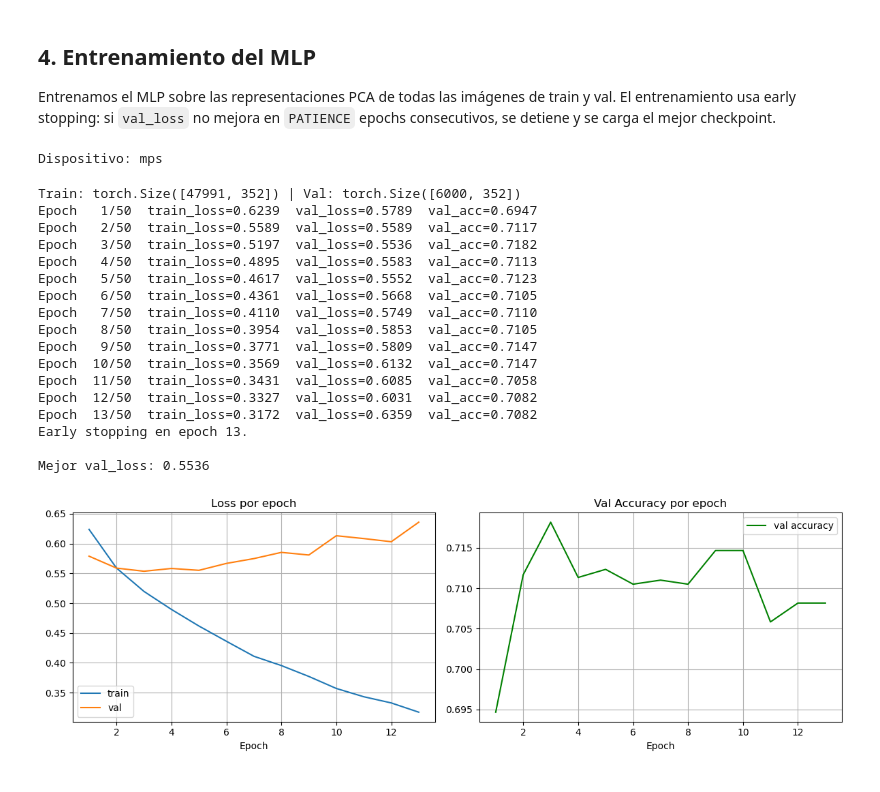
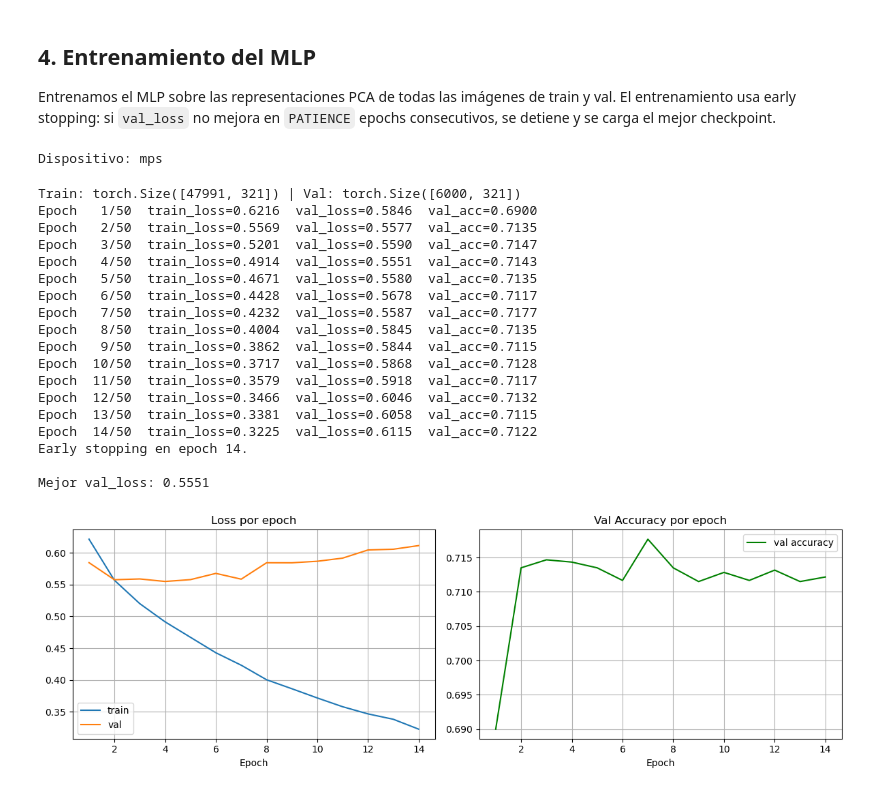
Before and after one commit to lcaminoa/ai-image-detection, a Jupyter notebook: notebooks/02_MLP.ipynb, the cells around one changed output. Saved outputs shown, nothing was run; the diff lists cells and outputs as text; code cells hidden in the pictures.

```diff
--- a/notebooks/02_MLP.ipynb
+++ b/notebooks/02_MLP.ipynb
@@ -119,24 +120,25 @@ plt.show()
 
 Entrenamos el MLP sobre las representaciones PCA de todas las imágenes de train y val. El entrenamiento usa early stopping: si `val_loss` no mejora en `PATIENCE` epochs consecutivos, se detiene y se carga el mejor checkpoint.
 # %%
-historia = train_mlp()
+historial = train_mlp()
 # %% [output]
 Dispositivo: mps
-Train: torch.Size([47991, 352]) | Val: torch.Size([6000, 352])
-Epoch   1/50  train_loss=0.6239  val_loss=0.5789  val_acc=0.6947
-Epoch   2/50  train_loss=0.5589  val_loss=0.5589  val_acc=0.7117
-Epoch   3/50  train_loss=0.5197  val_loss=0.5536  val_acc=0.7182
-Epoch   4/50  train_loss=0.4895  val_loss=0.5583  val_acc=0.7113
-Epoch   5/50  train_loss=0.4617  val_loss=0.5552  val_acc=0.7123
-Epoch   6/50  train_loss=0.4361  val_loss=0.5668  val_acc=0.7105
-Epoch   7/50  train_loss=0.4110  val_loss=0.5749  val_acc=0.7110
-Epoch   8/50  train_loss=0.3954  val_loss=0.5853  val_acc=0.7105
-Epoch   9/50  train_loss=0.3771  val_loss=0.5809  val_acc=0.7147
-Epoch  10/50  train_loss=0.3569  val_loss=0.6132  val_acc=0.7147
-Epoch  11/50  train_loss=0.3431  val_loss=0.6085  val_acc=0.7058
-Epoch  12/50  train_loss=0.3327  val_loss=0.6031  val_acc=0.7082
-Epoch  13/50  train_loss=0.3172  val_loss=0.6359  val_acc=0.7082
-Early stopping en epoch 13.
+Train: torch.Size([47991, 321]) | Val: torch.Size([6000, 321])
+Epoch   1/50  train_loss=0.6216  val_loss=0.5846  val_acc=0.6900
+Epoch   2/50  train_loss=0.5569  val_loss=0.5577  val_acc=0.7135
+Epoch   3/50  train_loss=0.5201  val_loss=0.5590  val_acc=0.7147
+Epoch   4/50  train_loss=0.4914  val_loss=0.5551  val_acc=0.7143
+Epoch   5/50  train_loss=0.4671  val_loss=0.5580  val_acc=0.7135
+Epoch   6/50  train_loss=0.4428  val_loss=0.5678  val_acc=0.7117
+Epoch   7/50  train_loss=0.4232  val_loss=0.5587  val_acc=0.7177
+Epoch   8/50  train_loss=0.4004  val_loss=0.5845  val_acc=0.7135
+Epoch   9/50  train_loss=0.3862  val_loss=0.5844  val_acc=0.7115
+Epoch  10/50  train_loss=0.3717  val_loss=0.5868  val_acc=0.7128
+Epoch  11/50  train_loss=0.3579  val_loss=0.5918  val_acc=0.7117
+Epoch  12/50  train_loss=0.3466  val_loss=0.6046  val_acc=0.7132
+Epoch  13/50  train_loss=0.3381  val_loss=0.6058  val_acc=0.7115
+Epoch  14/50  train_loss=0.3225  val_loss=0.6115  val_acc=0.7122
+Early stopping en epoch 14.
 
-Mejor val_loss: 0.5536
+Mejor val_loss: 0.5551
-[figure, old version]
+[figure, new version]
```
Also changed, not shown: parts of 6 cells of this notebook, 9 other files.
